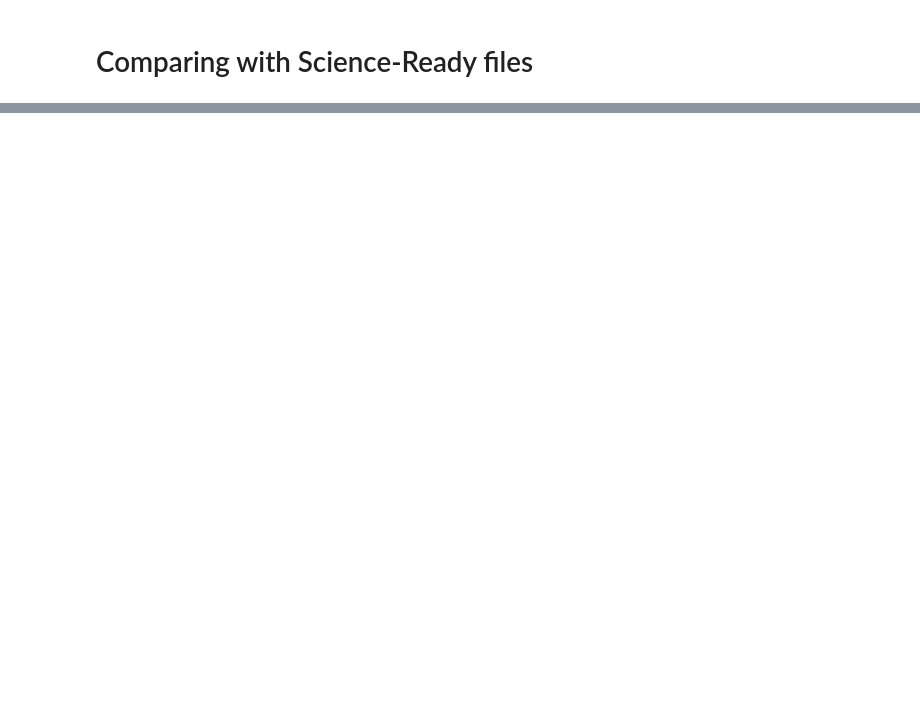
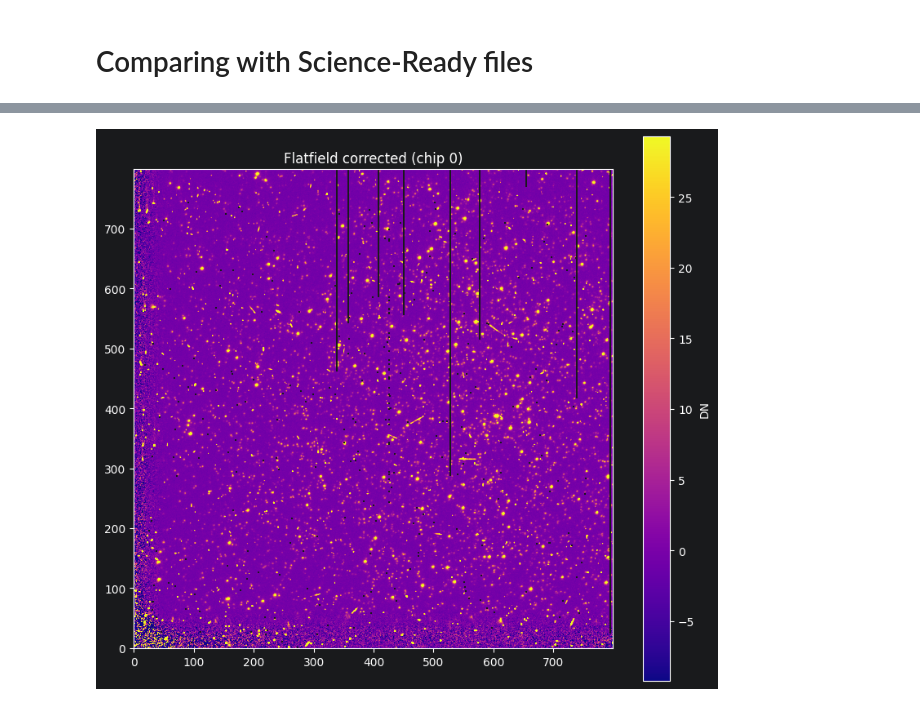
Before and after one commit to Palakshi213/SDL-Python-Assignment, a Jupyter notebook: Assignment_2/HST/hst-assignment.ipynb, the cells around one changed output, grey strips where cells are left out. Saved outputs shown, nothing was run; the diff lists cells and outputs as text; code cells hidden in the pictures; blank space fills up the shorter version.

```diff
--- a/Assignment_2/HST/hst-assignment.ipynb
+++ b/Assignment_2/HST/hst-assignment.ipynb
@@ -734,23 +810,25 @@ with fits.open(data_file) as hdul:
 # %%
 def plot_chip(image, chip=0, title="Image", label="DN"):
     """
     Plot one chip of a (4, rows, cols) array, or a single 2D image.
     Colour limits are the 1st and 99th percentiles.
     """
     image = np.asarray(image, dtype=float)
     if image.ndim == 3:
         image = image[chip]                      # (4, 800, 800) -> (800, 800)
 
     vmin, vmax = np.nanpercentile(image, [1, 99])
 
     fig, ax = plt.subplots(figsize=(8, 7))
     im = ax.imshow(image, origin="lower", cmap="plasma", vmin=vmin, vmax=vmax)
     ax.set_title(f"{title} (chip {chip})")
     fig.colorbar(im, ax=ax, label=label)
     fig.tight_layout()
     return fig
 
-fig = plot_chip(raw_data_sky_corrected, chip=0, title="Flatfield corrected")
+fig = plot_chip(sky_corrected, chip=0, title="Flatfield corrected")
+# %% [output]
+[figure, added]
 # %%
 def compare_to_reference(mine_all, ref, chip):
     mine = mine_all[chip]
```
Also changed, not shown: parts of 10 cells of this notebook, 7 other files.
